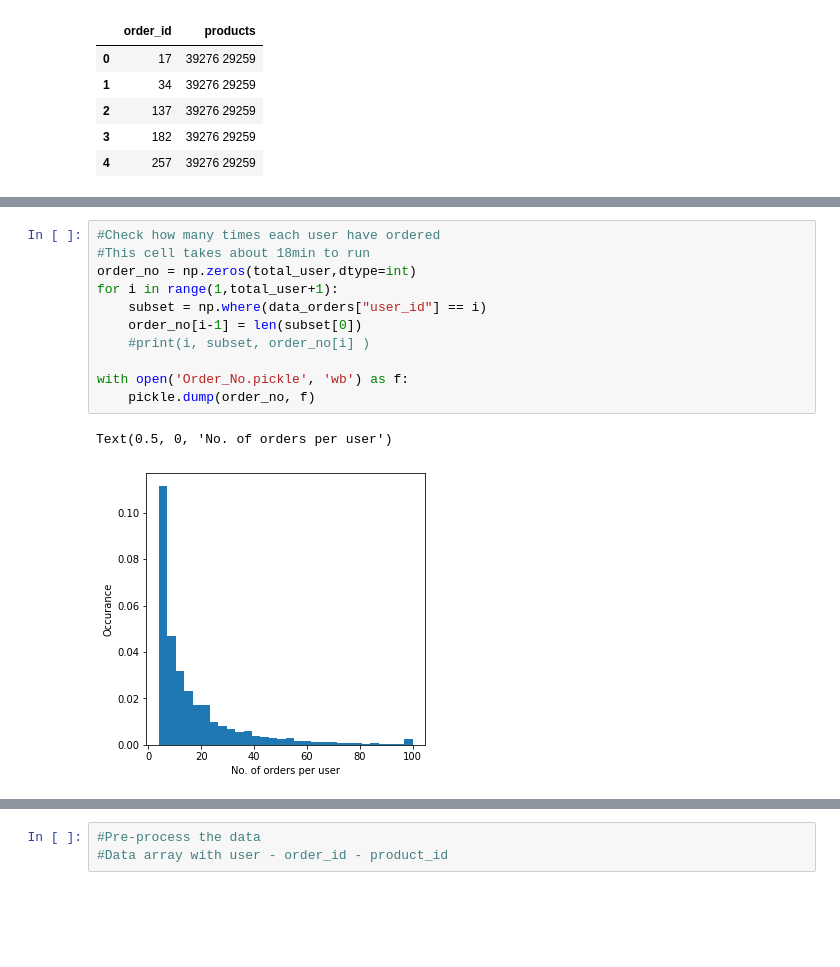
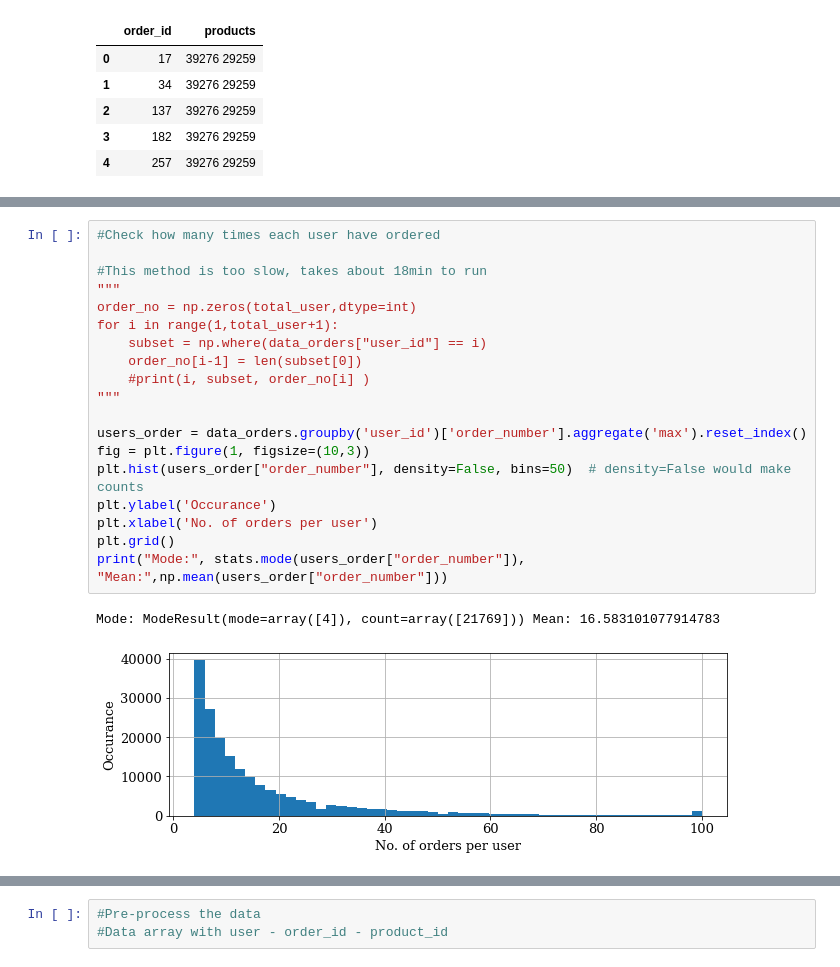
Before and after one commit to cherryng/MLcourse, a Jupyter notebook: H5_CapstoneProject.ipynb, the cells around one changed output, grey strips where cells are left out. Drawn from its saved outputs; the diff is of its cells as text; blank space fills up the shorter version.

```diff
--- a/H5_CapstoneProject.ipynb
+++ b/H5_CapstoneProject.ipynb
@@ -95,14 +95,22 @@ number of users: 206209
 # %%
 #Check how many times each user have ordered
-#This cell takes about 18min to run
+
+#This method is too slow, takes about 18min to run
+"""
 order_no = np.zeros(total_user,dtype=int)
 for i in range(1,total_user+1):
     subset = np.where(data_orders["user_id"] == i)
     order_no[i-1] = len(subset[0])
     #print(i, subset, order_no[i] )
+"""
 
-with open('Order_No.pickle', 'wb') as f:
-    pickle.dump(order_no, f)
+users_order = data_orders.groupby('user_id')['order_number'].aggregate('max').reset_index()
+fig = plt.figure(1, figsize=(10,3))
+plt.hist(users_order["order_number"], density=False, bins=50)  # density=False would make counts
+plt.ylabel('Occurance')
+plt.xlabel('No. of orders per user')
+plt.grid()
+print("Mode:", stats.mode(users_order["order_number"]), "Mean:",np.mean(users_order["order_number"]))
 # %% [output]
-Text(0.5, 0, 'No. of orders per user')
+Mode: ModeResult(mode=array([4]), count=array([21769])) Mean: 16.583101077914783
-[figure, old version]
+[figure, new version]
```
Also changed, not shown: parts of 6 cells of this notebook.
